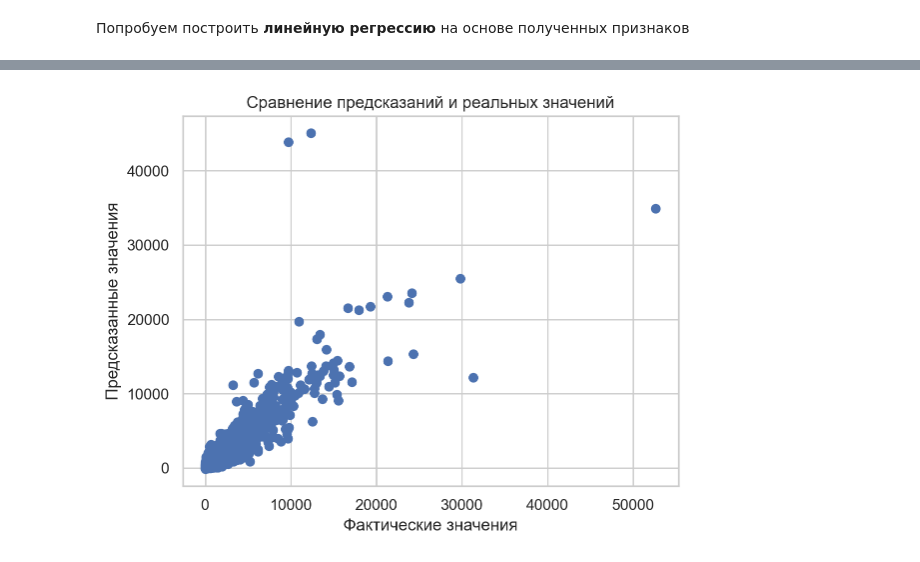
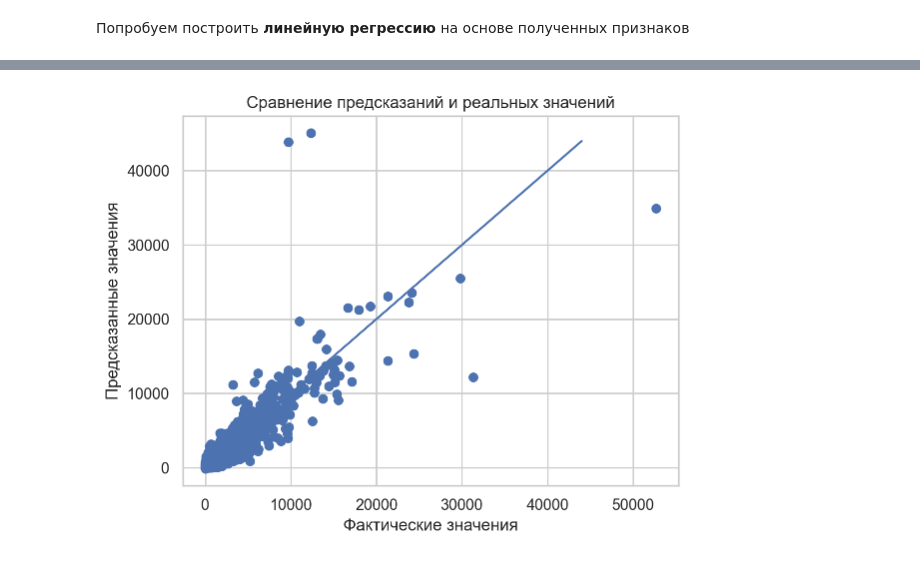
Before and after one commit to avo-milas/buzz_in_social_media, a Jupyter notebook: buzz_in_social_media.ipynb, the cells around one changed output, grey strips where cells are left out. Drawn from its saved outputs; the diff is of its cells as text; code cells hidden in the pictures.

```diff
--- a/buzz_in_social_media.ipynb
+++ b/buzz_in_social_media.ipynb
@@ -286,8 +280,9 @@ print("Средняя квадратичная ошибка (MSE):", mse)
 # %%
 plt.scatter(y_test, y_pred)
+plt.plot([0, 44000], [0, 44000])
 plt.xlabel('Фактические значения')
 plt.ylabel('Предсказанные значения')
 plt.title('Сравнение предсказаний и реальных значений')
 plt.show()
 # %% [output]
-[figure, old version]
+[figure, new version]
```
Also changed, not shown: parts of 31 cells of this notebook.
